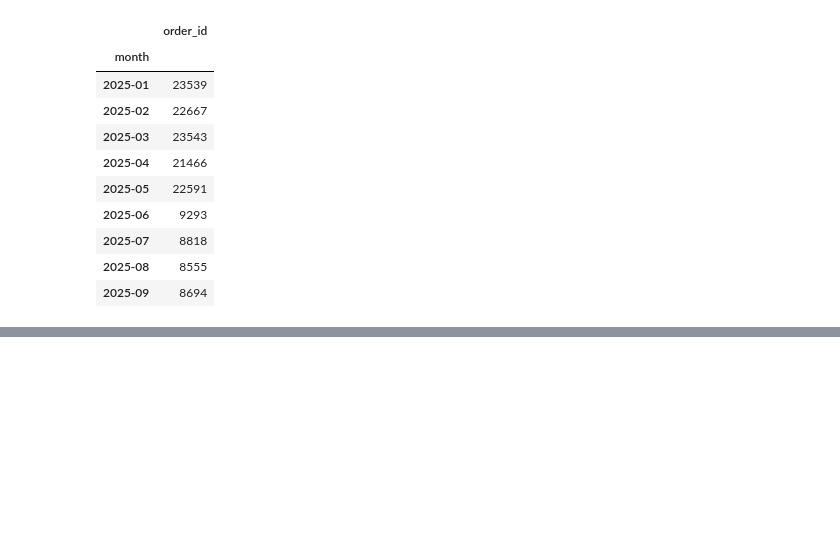
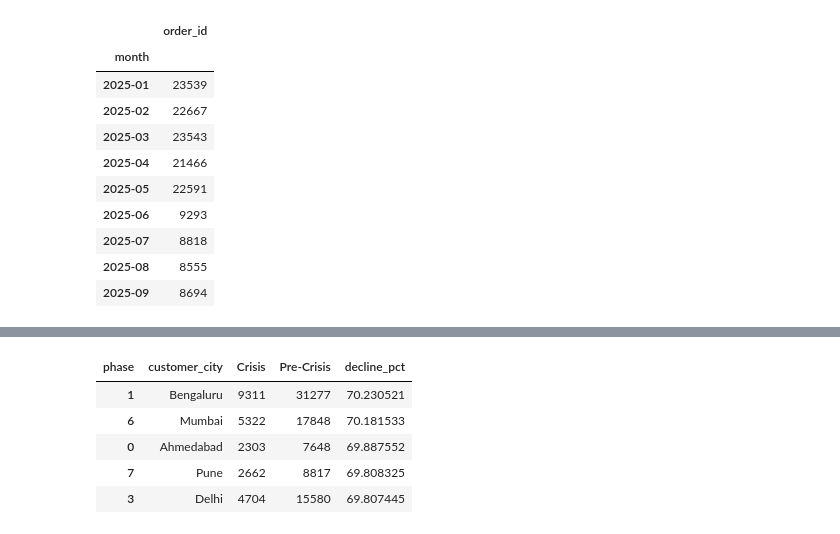
Before and after one commit to vandanvlog/FoodDelivery-Crisis-Analysis, a Jupyter notebook: research/data_cleaning.ipynb, the cells around one changed output, grey strips where cells are left out. Cells and saved outputs as stored; diff of their text form; code cells hidden in the pictures; blank space fills up the shorter version.

```diff
--- a/research/data_cleaning.ipynb
+++ b/research/data_cleaning.ipynb
@@ -333,0 +400,21 @@ clean_data[['month','order_id']].groupby('month').count()
+# %%
+city_pivot = city_order.pivot(index='customer_city', columns='phase', values='order_id').reset_index()
+# %%
+city_pivot = city_pivot.fillna(0)
+# %%
+city_pivot['decline_pct'] = (
+    (city_pivot['Pre-Crisis'] - city_pivot['Crisis'])
+    / city_pivot['Pre-Crisis']
+) * 100
+# %%
+city_pivot = city_pivot[city_pivot['Pre-Crisis']>100]
+# %%
+top_decline_cities = city_pivot.sort_values(by='decline_pct',ascending=False).head(5)
+top_decline_cities
+# %% [output]
+| phase | customer_city | Crisis | Pre-Crisis | decline_pct |
+| 1 | Bengaluru | 9311 | 31277 | 70.230521 |
+| 6 | Mumbai | 5322 | 17848 | 70.181533 |
+| 0 | Ahmedabad | 2303 | 7648 | 69.887552 |
+| 7 | Pune | 2662 | 8817 | 69.808325 |
+| 3 | Delhi | 4704 | 15580 | 69.807445 |
```
Also changed, not shown: parts of 27 cells of this notebook, 1 other file.
